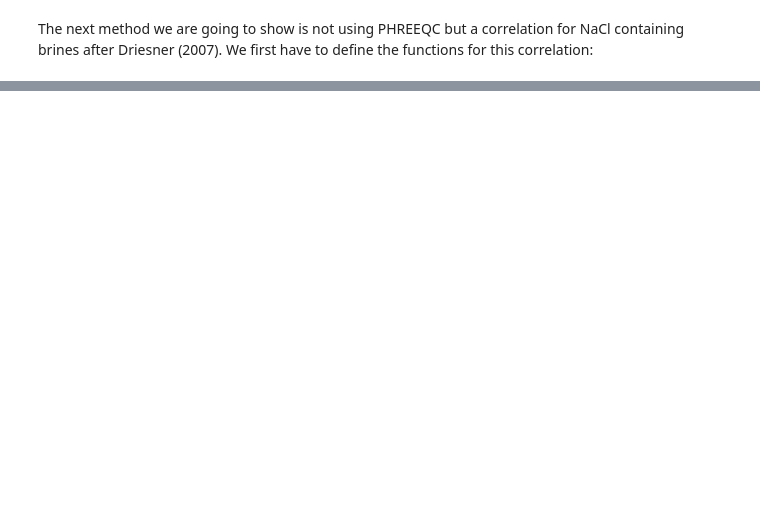
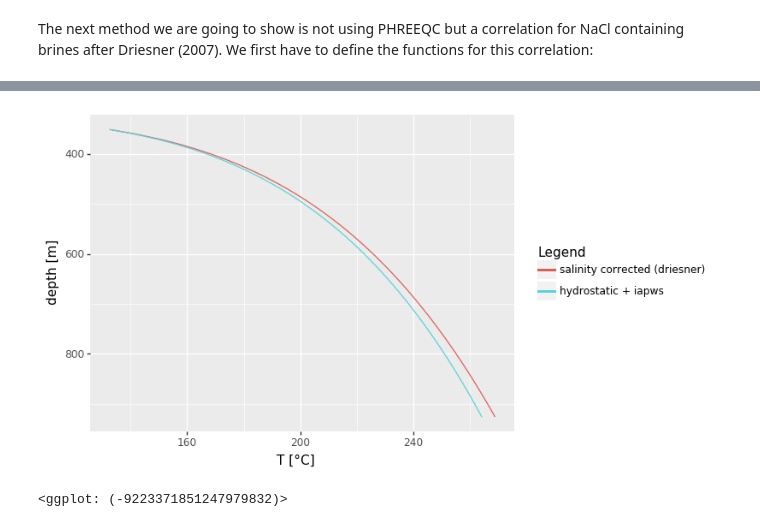
Before and after one commit to Geothermal-Fluids/bpd_curve, a Jupyter notebook: bpd_curve.ipynb, the cells around one changed output, grey strips where cells are left out. Drawn from its saved outputs; the diff is of its cells as text; code cells hidden in the pictures; blank space fills up the shorter version.

```diff
--- a/bpd_curve.ipynb
+++ b/bpd_curve.ipynb
@@ -647,0 +714,9 @@ driesner_rho(100,1, 3, unit = "mol/kgw")
+# %%
+ggplot(aes(y = "depth")) +\
+    geom_line(aes(x = "tsat", colour = "'salinity corrected (driesner)'"), data = sal_df) + \
+    geom_line(aes(x = "tsat", colour = "'hydrostatic + iapws'"), data = hyd_df) + \
+    scale_y_reverse() + \
+    labs(x = "T [°C]", y = "depth [m]", colour = "Legend")
+# %% [output]
+[figure, added]
+<ggplot: (-9223371851247979832)>
```
Also changed, not shown: parts of 12 cells of this notebook.
